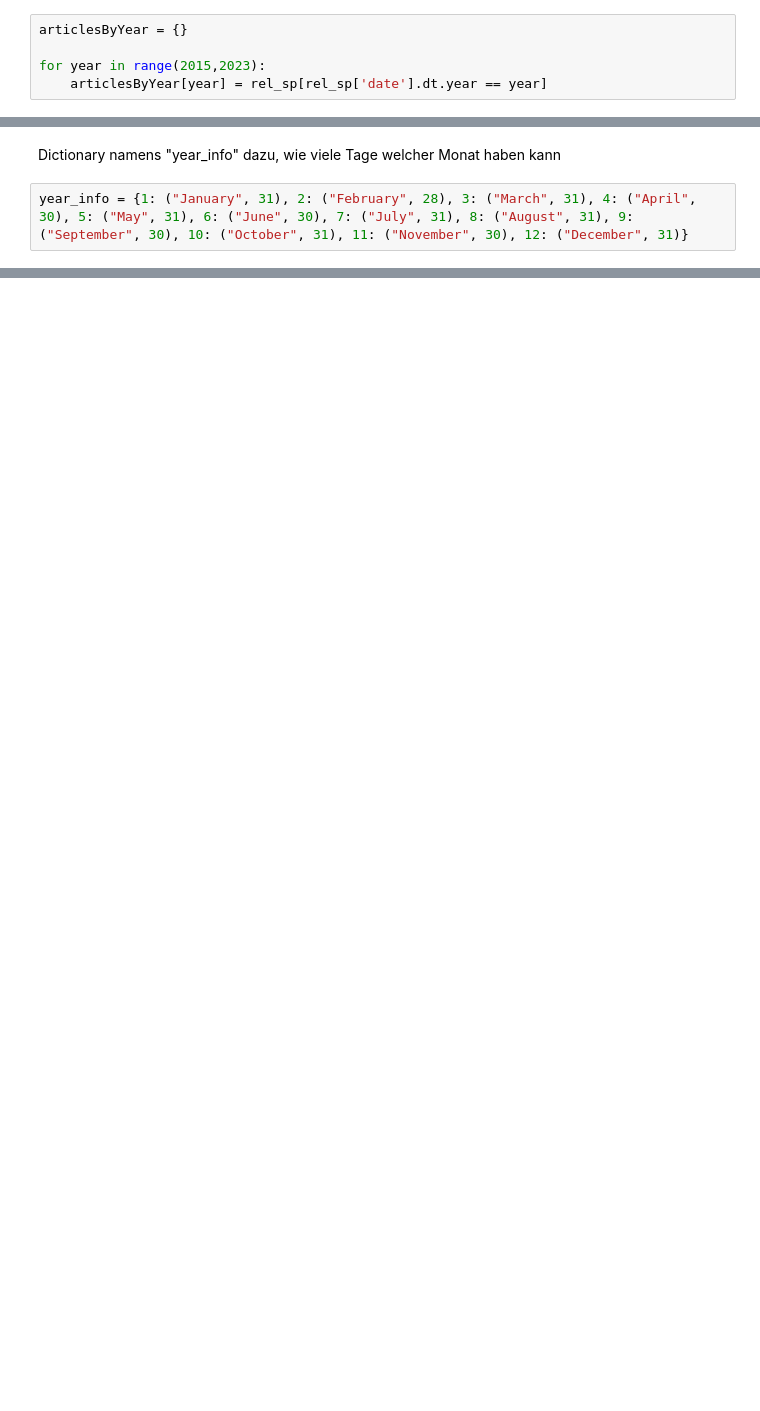
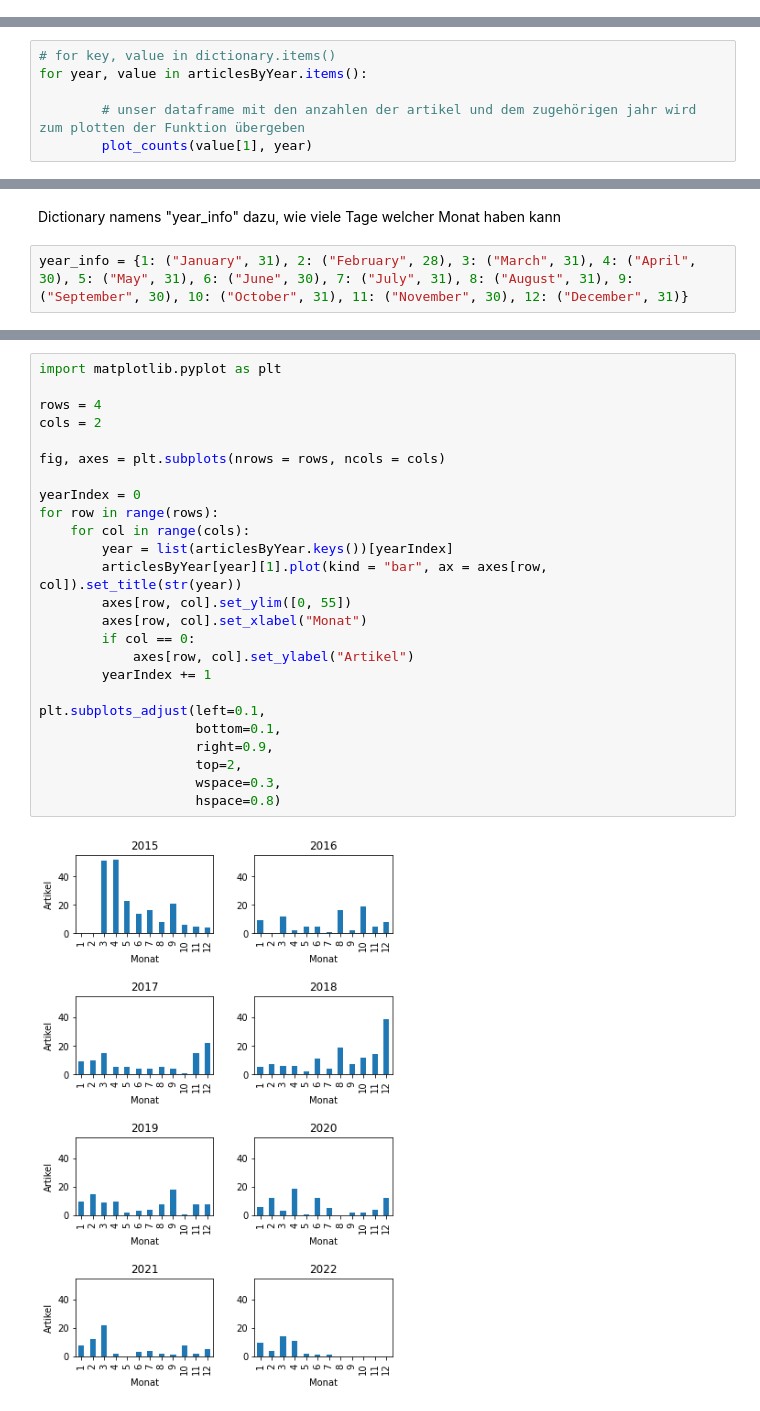
Before and after one commit to ddorothea/jemen, a Jupyter notebook: preprocessing/02_relevance-filtering.ipynb, the cells around one changed output, grey strips where cells are left out. Drawn from its saved outputs; the diff is of its cells as text; blank space fills up the shorter version.

Commit message:
generate subplots for all years

```diff
--- a/preprocessing/02_relevance-filtering.ipynb
+++ b/preprocessing/02_relevance-filtering.ipynb
@@ -97,8 +97,3 @@ rel_sp['date'].groupby(rel_sp['date'].dt.year).count().plot(kind="bar")
 [figure]
 # %% [markdown]
 Speichert die Dataframes in einem Dictionary namens "articlesByYear", wobei der key dem Jahr entspricht und der value dem dataframe
-# %%
-articlesByYear = {}
-
-for year in range(2015,2023):
-    articlesByYear[year] = rel_sp[rel_sp['date'].dt.year == year]
@@ -138,0 +153,6 @@ for year, articles in articlesByYear.items():
+# %%
+# for key, value in dictionary.items()
+for year, value in articlesByYear.items():
+
+        # unser dataframe mit den anzahlen der artikel und dem zugehörigen jahr wird zum plotten der Funktion übergeben
+        plot_counts(value[1], year)
@@ -156,0 +165,27 @@ fig = plot.get_figure()
+# %%
+import matplotlib.pyplot as plt
+
+rows = 4
+cols = 2
+
+fig, axes = plt.subplots(nrows = rows, ncols = cols)
+
+yearIndex = 0
+for row in range(rows):
+    for col in range(cols):
+        year = list(articlesByYear.keys())[yearIndex]
+        articlesByYear[year][1].plot(kind = "bar", ax = axes[row, col]).set_title(str(year))
+        axes[row, col].set_ylim([0, 55])
+        axes[row, col].set_xlabel("Monat")
+        if col == 0:
+            axes[row, col].set_ylabel("Artikel")
+        yearIndex += 1
+
+plt.subplots_adjust(left=0.1,
+                    bottom=0.1,
+                    right=0.9,
+                    top=2,
+                    wspace=0.3,
+                    hspace=0.8)
+# %% [output]
+[figure, added]
```
Also changed, not shown: parts of 6 cells of this notebook.
